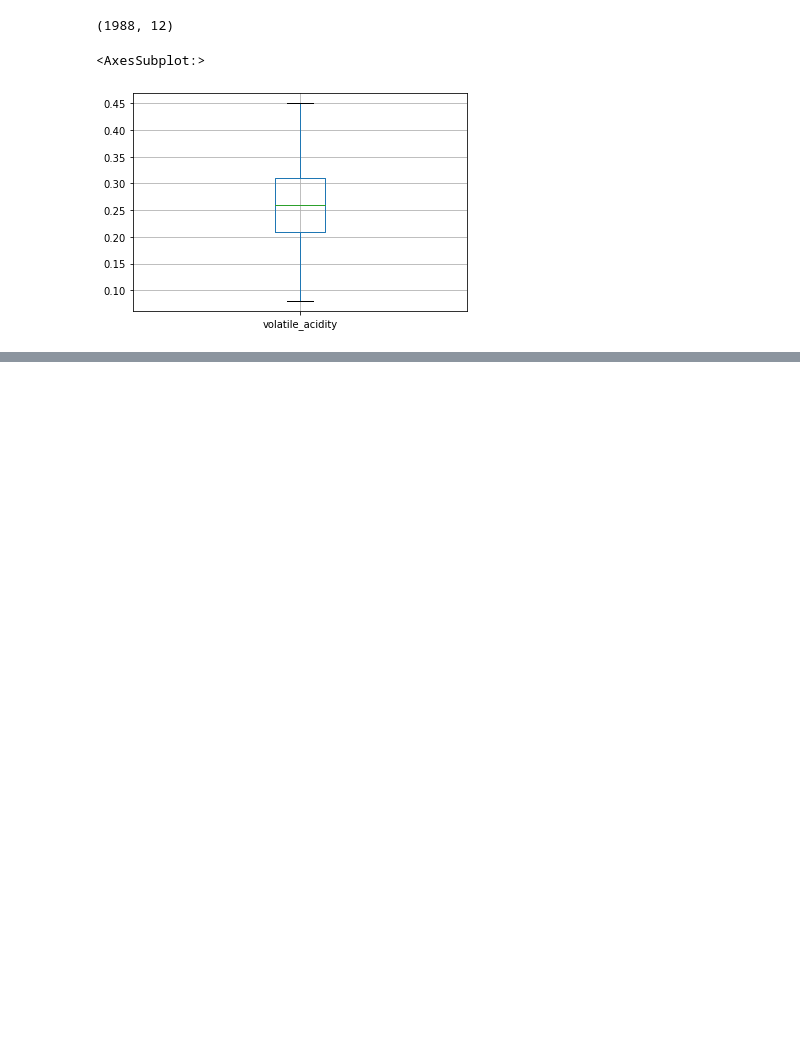
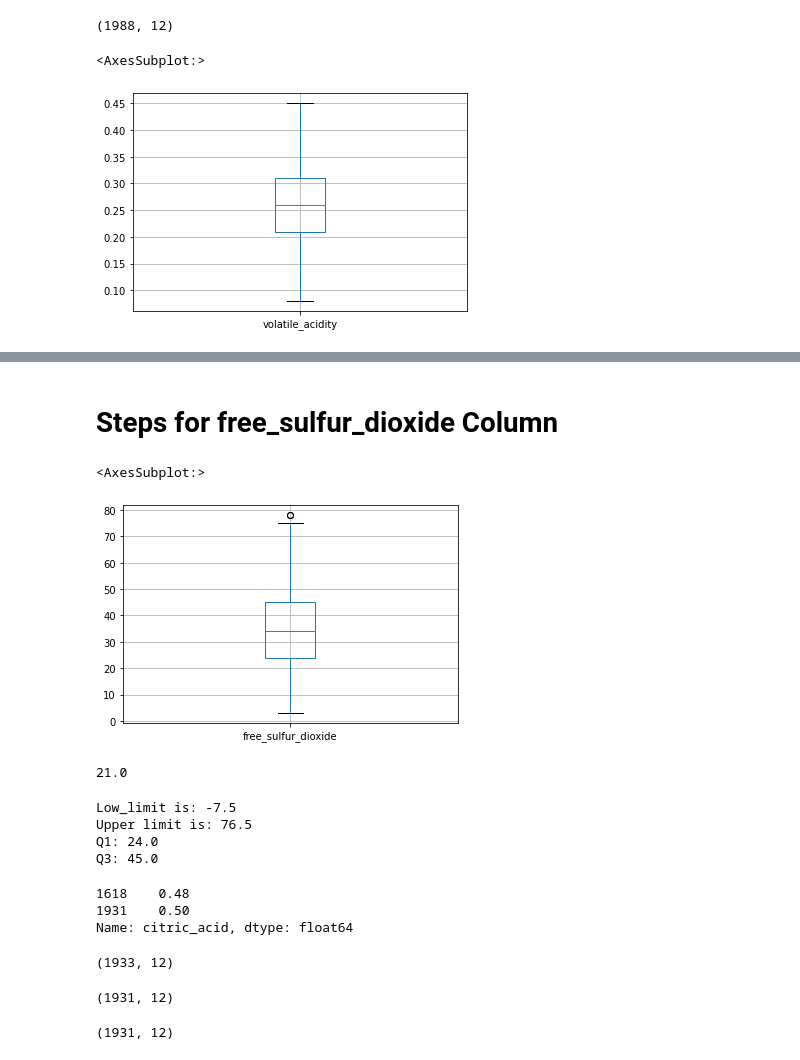
Before and after one commit to mchayan/DS_Practice, a Jupyter notebook: EDA_Practice/Assignment/Assignment_2.ipynb, the cells around one changed output, grey strips where cells are left out. Drawn from its saved outputs; the diff is of its cells as text; code cells hidden in the pictures; blank space fills up the shorter version.

```diff
--- a/EDA_Practice/Assignment/Assignment_2.ipynb
+++ b/EDA_Practice/Assignment/Assignment_2.ipynb
@@ -373,0 +467,55 @@ new_data.boxplot('residual_sugar')
+# %% [markdown]
+# Steps for free_sulfur_dioxide Column
+# %%
+new_data.boxplot('free_sulfur_dioxide')
+# %% [output]
+<AxesSubplot:>
+[figure, added]
+# %%
+#Finding IQR for the removal of outliers of the values of free_sulfur_dioxide column
+sort_data = np.sort(new_data['free_sulfur_dioxide'])
+Q1 = np.percentile(new_data['free_sulfur_dioxide'], 25,
+                   interpolation = 'midpoint')
+
+Q3 = np.percentile(new_data['free_sulfur_dioxide'], 75,
+                   interpolation = 'midpoint')
+IQR = Q3 - Q1
+print(IQR)
+# %% [output]
+21.0
+# %%
+low_lim = Q1 - 1.5*IQR
+up_lim = Q3 + 1.5*IQR
+# Printing Results
+print('Low_limit is:', low_lim )
+print('Upper limit is:', up_lim)
+print('Q1:', Q1)
+print('Q3:', Q3)
+# %% [output]
+Low_limit is: -7.5
+Upper limit is: 76.5
+Q1: 24.0
+Q3: 45.0
+# %%
+outliers = new_data.citric_acid[(new_data.free_sulfur_dioxide >= up_lim) | (new_data.free_sulfur_dioxide <= low_lim )]
+print(outliers)
+# %% [output]
+1618    0.48
+1931    0.50
+Name: citric_acid, dtype: float64
+# %%
+new_data.shape
+# %% [output]
+(1933, 12)
+# %%
+#dropping the outliers
+new_data.drop(new_data[new_data['free_sulfur_dioxide']>= 76.5].index, inplace = True)
+new_data.shape
+# %% [output]
+(1931, 12)
+# %%
+#dropping the outliers
+new_data.drop(new_data[new_data['free_sulfur_dioxide']<= -7.55].index, inplace = True)
+new_data.shape
+# %% [output]
+(1931, 12)
```
Also changed, not shown: parts of 63 cells of this notebook.
